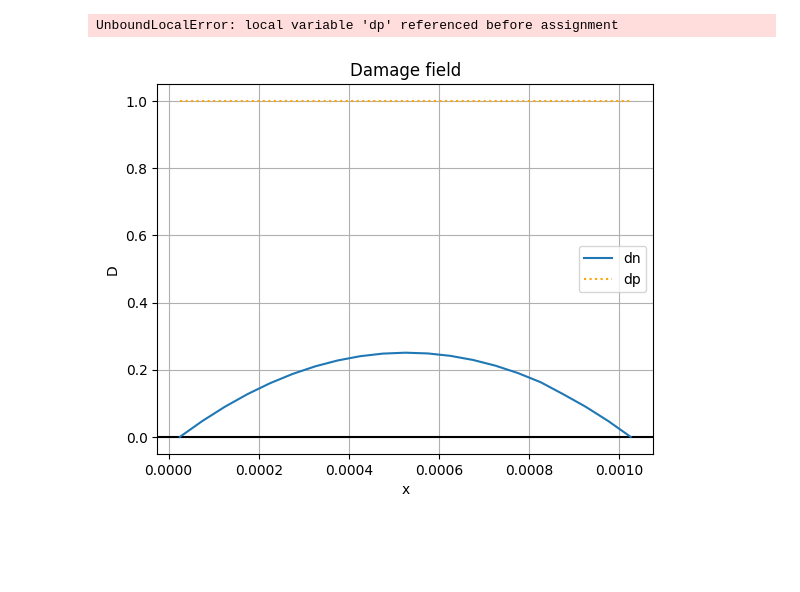
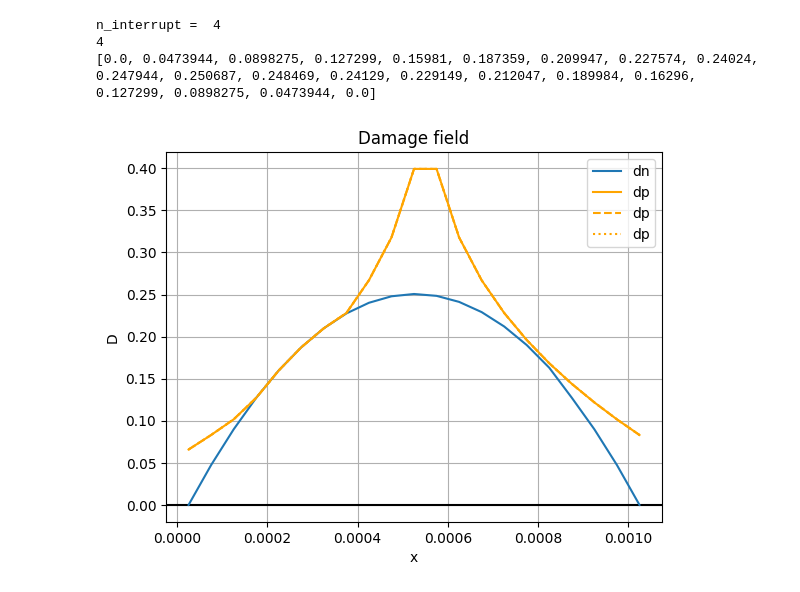
Before and after one commit to raquel-dantas/DynFrag1D, a Jupyter notebook: src_lipfield/test_damage.ipynb, the cells around one changed output. Cells and saved outputs as stored; diff of their text form; code cells hidden in the pictures; blank space fills up the shorter version.

Commit message:
check plot predictor

```diff
--- a/src_lipfield/test_damage.ipynb
+++ b/src_lipfield/test_damage.ipynb
@@ -243,8 +243,8 @@ def computeDamagePredictorUsingNewton2(damage_previous_step):
     # dp = np.zeros(len(damage_previous_step))
     d_previous = damage_previous_step
 
-    grad = getGradFunctional(strain, d_previous)
-    hess = getHessFunctional(strain, d_previous)
+    grad = getGradFunctional( d_previous, lamb)
+    hess = getHessFunctional(d_previous, lamb)
 
     dp = d_previous - grad / hess
     dp = np.clip(dp, damage_previous_step, 1)
@@ -257,10 +257,10 @@ def computeDamagePredictorUsingNewton2(damage_previous_step):
     while n_interrupt < n_max_interations and norm_residual > error:
 
         n_interrupt += 1
-        d_previous = dp.copy()
+        d_previous = dp
 
-        grad = getGradFunctional(strain, d_previous)
-        hess = getHessFunctional(strain, d_previous)
+        grad = getGradFunctional(d_previous, lamb)
+        hess = getHessFunctional( d_previous, lamb)
 
         dp = d_previous - grad / hess
         dp = np.clip(dp, damage_previous_step, 1)
@@ -269,6 +269,7 @@ def computeDamagePredictorUsingNewton2(damage_previous_step):
 
     if norm_residual > error:
         raise Exception("optimization damage predictor failed ")
+    print(n_interrupt)
 
     return dp
 # %%
@@ -500,36 +501,38 @@ dp_3 = computeDamagePredictorUsingNewton2(dn)
 # print(residual)
 print(dn)
 # %% [output]
-UnboundLocalError: local variable 'dp' referenced before assignment
+n_interrupt =  4
+4
+[0.0, 0.0473944, 0.0898275, 0.127299, 0.15981, 0.187359, 0.209947, 0.227574, 0.24024, 0.247944, 0.250687, 0.248469, 0.24129, 0.229149, 0.212047, 0.189984, 0.16296, 0.127299, 0.0898275, 0.0473944, 0.0]
 # %%
 # Plot
 
 def PlotDamage(x, dn, damage_predictor1, damage_predictor2, damage_predictor3, upper1, lower1, upper2, lower2, upper3, lower3,dlip1, dlip2, dlip3):
     fig, axes = plt.subplots()
     axes.grid(True, which='both')
     axes.axhline(y=0, color='k')
 
     plt.title(str("Damage field"))
     plt.xlabel(str("x"))
     plt.ylabel(str("D"))
     plt.plot(x, dn, label='dn')
-    # plt.plot(x, damage_predictor1, label='dp', color='orange')
-    # plt.plot(x, damage_predictor2, label='dp', color='orange', linestyle = 'dashed')
+    plt.plot(x, damage_predictor1, label='dp', color='orange')
+    plt.plot(x, damage_predictor2, label='dp', color='orange', linestyle = 'dashed')
     plt.plot(x, damage_predictor3, label='dp', color='orange', linestyle = 'dotted')
     # plt.plot(x, upper1, label='upper1', color='red', linestyle = 'dashed')
     # plt.plot(x, lower1, label='lower1', color='green', linestyle = 'dashed')
     # plt.plot(x, upper2, label='upper2', color='red')
     # plt.plot(x, lower2, label='lower2', color='green')
     # plt.plot(x, upper3, label='upper3', color='red', linestyle='dotted')
     # plt.plot(x, lower3, label='lower3', color='green', linestyle='dotted')
     # plt.plot(x, dlip1, label='dlip1', color='black', linestyle = 'dashed')
     # plt.plot(x, dlip2, label='dlip1', color='black')
     # plt.plot(x, dlip3, label='dlip3', color='black', linestyle='dotted')
     plt.legend()
     plt.show()
 
 # PlotDamage(x, dn, dp, upper, lower, d_next, upper_proj, lower_proj)
 # PlotDamage(x, dn, damage_predictor, upper_algorithm1, lower_algorithm1, upper_algorithm2, lower_algorithm2, upper_algorithm3, lower_algorithm3, d_next1, d_next2, d_next3)
 PlotDamage(x, dn, dp_1, dp_2,dp_3, 0, 0, 0, 0, 0, 0, 0, 0, 0)
 # %% [output]
-[figure, old version]
+[figure, new version]
```
